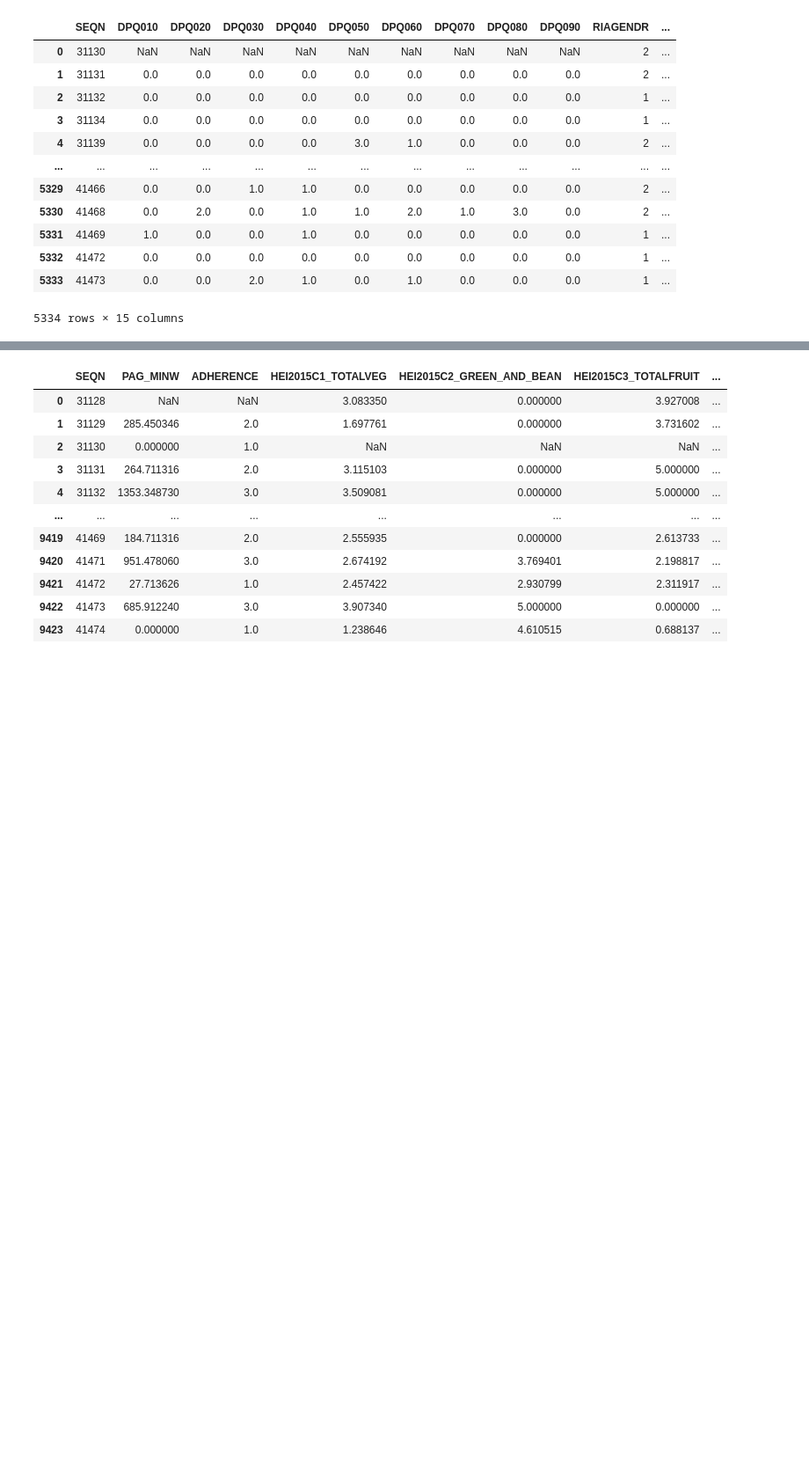
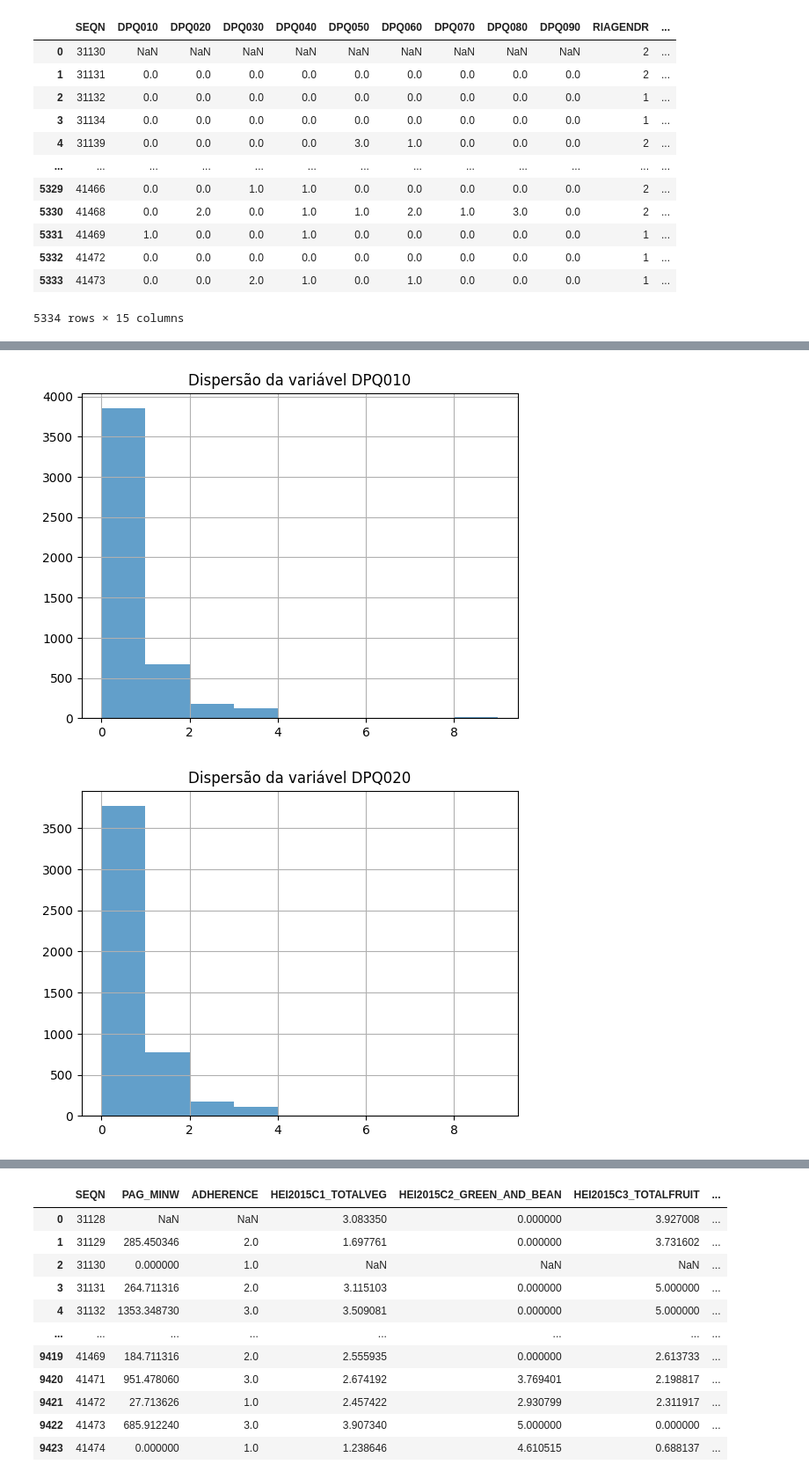
Before and after one commit to LuizAlbino/nhnes-data-project, a Jupyter notebook: main-notebook.ipynb, the cells around one changed output, grey strips where cells are left out. Shown: that part at 88% size. Saved outputs shown, nothing was run; the diff lists cells and outputs as text; code cells hidden in the pictures; blank space fills up the shorter version.

Commit message:
Adição de gráficos e função map para criação da variável PHQ9 class

```diff
--- a/main-notebook.ipynb
+++ b/main-notebook.ipynb
@@ -68,0 +84,18 @@ demo.describe()
+# %%
+i = 1
+
+for i in range(1,len(demo.columns)):
+    plt.hist(
+        demo[demo.columns[i]]
+        , bins  = 9
+        , alpha = 0.7
+        )
+
+    #plt.xlabel('Valores')
+    #plt.ylabel('Frequência')
+    plt.title(f'Dispersão da variável {str(demo.columns[i])}'),
+    plt.grid()
+    plt.show()
+# %% [output]
+[figure, added]
+[figure, added]
```
Also changed, not shown: parts of 11 cells of this notebook.
